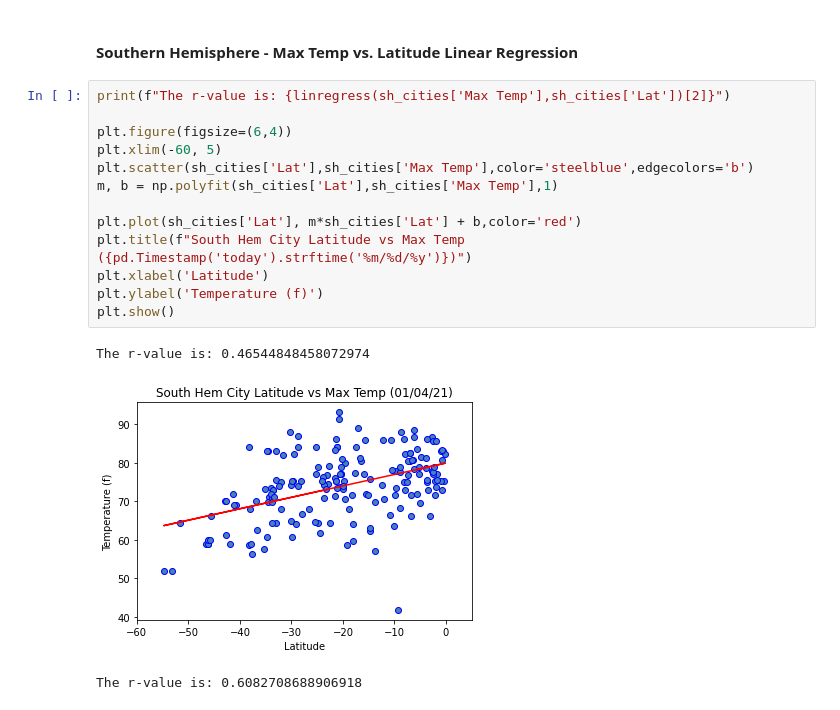
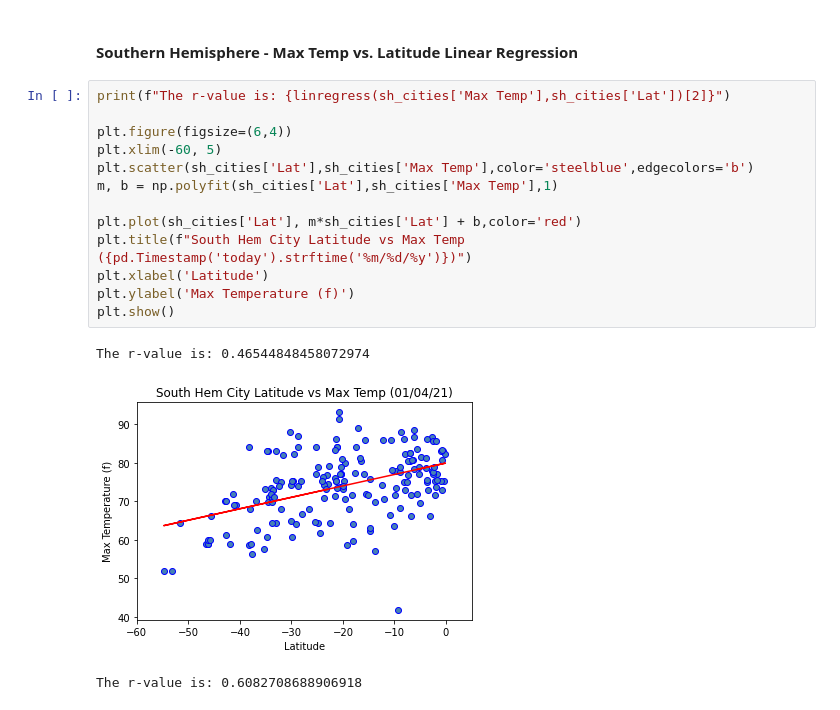
Before and after one commit to reyno255/python-api-challenge, a Jupyter notebook: WeatherPy.ipynb, the cells around one changed output. Drawn from its saved outputs; the diff is of its cells as text.

```diff
--- a/WeatherPy.ipynb
+++ b/WeatherPy.ipynb
@@ -317,19 +317,19 @@ The r-value is: 0.46937863826630627
 # %%
 print(f"The r-value is: {linregress(sh_cities['Max Temp'],sh_cities['Lat'])[2]}")
 
 plt.figure(figsize=(6,4))
 plt.xlim(-60, 5)
 plt.scatter(sh_cities['Lat'],sh_cities['Max Temp'],color='steelblue',edgecolors='b')
 m, b = np.polyfit(sh_cities['Lat'],sh_cities['Max Temp'],1)
 
 plt.plot(sh_cities['Lat'], m*sh_cities['Lat'] + b,color='red')
 plt.title(f"South Hem City Latitude vs Max Temp ({pd.Timestamp('today').strftime('%m/%d/%y')})")
 plt.xlabel('Latitude')
-plt.ylabel('Temperature (f)')
+plt.ylabel('Max Temperature (f)')
 plt.show()
 # %% [output]
 The r-value is: 0.46544848458072974
-[figure, old version]
+[figure, new version]
 # %%
 # %% [output]
 The r-value is: 0.6082708688906918
```
Also changed, not shown: parts of 7 cells of this notebook, 1 other file.
